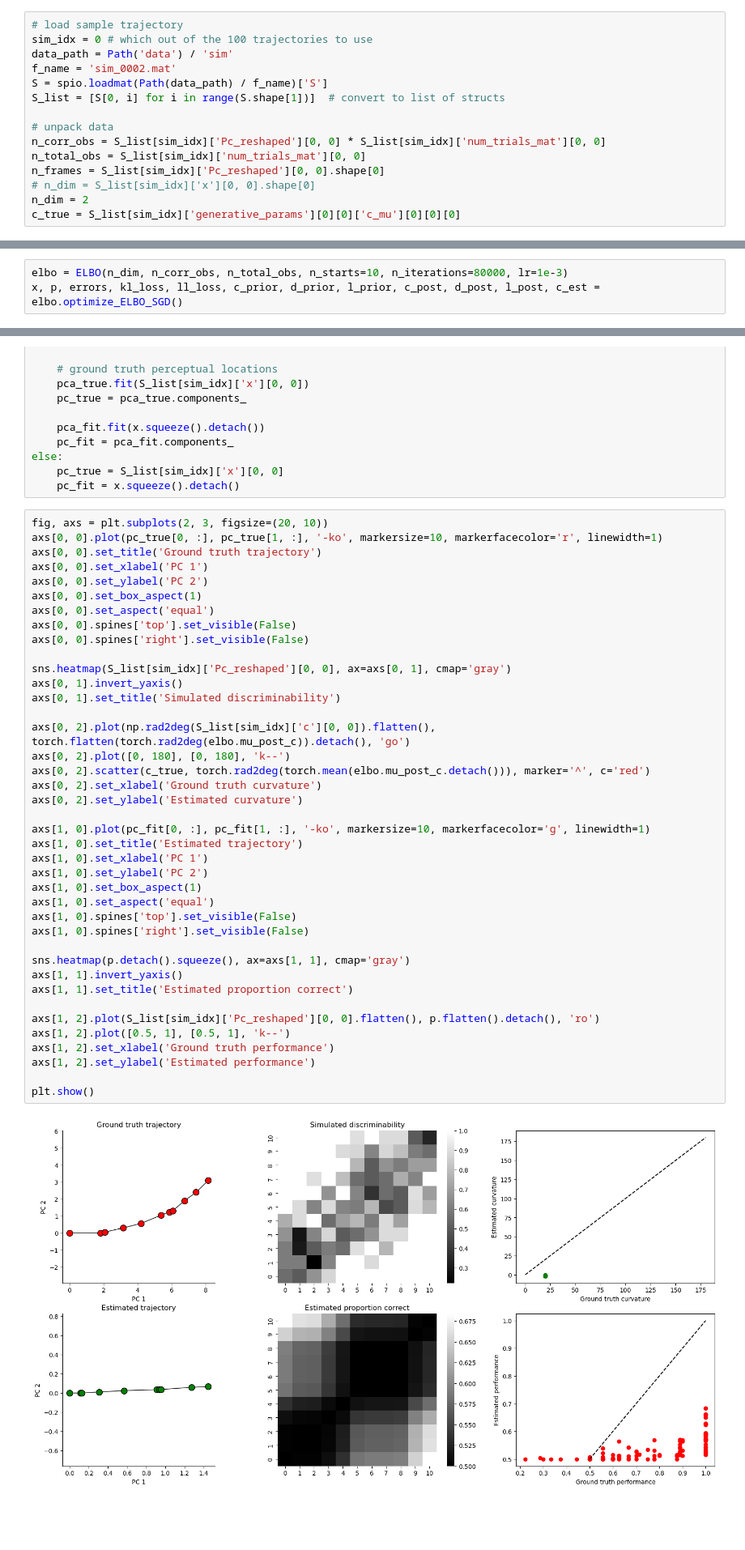
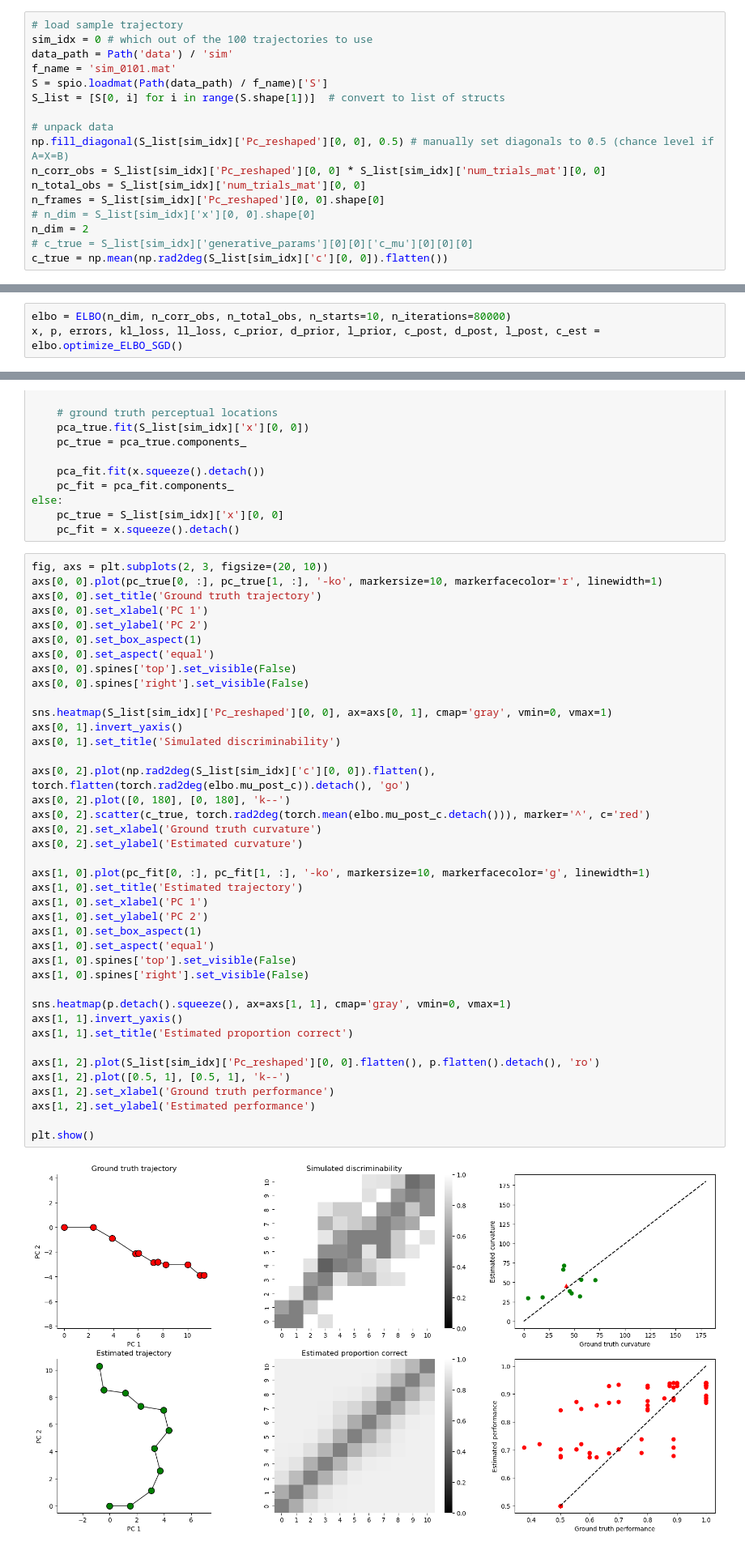
Before and after one commit to nguyen-td/perceptual-straightening, a Jupyter notebook: main.ipynb, the cells around one changed output, grey strips where cells are left out. Shown at 81% size. Cells and saved outputs as stored; diff of their text form; blank space fills up the shorter version.

```diff
--- a/main.ipynb
+++ b/main.ipynb
@@ -19,21 +19,23 @@ import os
 # load sample trajectory
 sim_idx = 0 # which out of the 100 trajectories to use
 data_path = Path('data') / 'sim'
-f_name = 'sim_0002.mat'
+f_name = 'sim_0101.mat'
 S = spio.loadmat(Path(data_path) / f_name)['S']
 S_list = [S[0, i] for i in range(S.shape[1])]  # convert to list of structs
 
 # unpack data
+np.fill_diagonal(S_list[sim_idx]['Pc_reshaped'][0, 0], 0.5) # manually set diagonals to 0.5 (chance level if A=X=B)
 n_corr_obs = S_list[sim_idx]['Pc_reshaped'][0, 0] * S_list[sim_idx]['num_trials_mat'][0, 0]
 n_total_obs = S_list[sim_idx]['num_trials_mat'][0, 0]
 n_frames = S_list[sim_idx]['Pc_reshaped'][0, 0].shape[0]
 # n_dim = S_list[sim_idx]['x'][0, 0].shape[0]
 n_dim = 2
-c_true = S_list[sim_idx]['generative_params'][0][0]['c_mu'][0][0][0]
+# c_true = S_list[sim_idx]['generative_params'][0][0]['c_mu'][0][0][0]
+c_true = np.mean(np.rad2deg(S_list[sim_idx]['c'][0, 0]).flatten())
 # %% [markdown]
 ### Run inference
 # %%
-elbo = ELBO(n_dim, n_corr_obs, n_total_obs, n_starts=10, n_iterations=80000, lr=1e-3)
+elbo = ELBO(n_dim, n_corr_obs, n_total_obs, n_starts=10, n_iterations=80000)
 x, p, errors, kl_loss, ll_loss, c_prior, d_prior, l_prior, c_post, d_post, l_post, c_est = elbo.optimize_ELBO_SGD()
 # %% [output]
 Running MLE to initialize posterior..........................
@@ -156,37 +158,37 @@ axs[0, 0].set_aspect('equal')
 axs[0, 0].spines['top'].set_visible(False)
 axs[0, 0].spines['right'].set_visible(False)
 
-sns.heatmap(S_list[sim_idx]['Pc_reshaped'][0, 0], ax=axs[0, 1], cmap='gray')
+sns.heatmap(S_list[sim_idx]['Pc_reshaped'][0, 0], ax=axs[0, 1], cmap='gray', vmin=0, vmax=1)
 axs[0, 1].invert_yaxis()
 axs[0, 1].set_title('Simulated discriminability')
 
 axs[0, 2].plot(np.rad2deg(S_list[sim_idx]['c'][0, 0]).flatten(), torch.flatten(torch.rad2deg(elbo.mu_post_c)).detach(), 'go')
 axs[0, 2].plot([0, 180], [0, 180], 'k--')
 axs[0, 2].scatter(c_true, torch.rad2deg(torch.mean(elbo.mu_post_c.detach())), marker='^', c='red')
 axs[0, 2].set_xlabel('Ground truth curvature')
 axs[0, 2].set_ylabel('Estimated curvature')
 
 axs[1, 0].plot(pc_fit[0, :], pc_fit[1, :], '-ko', markersize=10, markerfacecolor='g', linewidth=1)
 axs[1, 0].set_title('Estimated trajectory')
 axs[1, 0].set_xlabel('PC 1')
 axs[1, 0].set_ylabel('PC 2')
 axs[1, 0].set_box_aspect(1)
 axs[1, 0].set_aspect('equal')
 axs[1, 0].spines['top'].set_visible(False)
 axs[1, 0].spines['right'].set_visible(False)
 
-sns.heatmap(p.detach().squeeze(), ax=axs[1, 1], cmap='gray')
+sns.heatmap(p.detach().squeeze(), ax=axs[1, 1], cmap='gray', vmin=0, vmax=1)
 axs[1, 1].invert_yaxis()
 axs[1, 1].set_title('Estimated proportion correct')
 
 axs[1, 2].plot(S_list[sim_idx]['Pc_reshaped'][0, 0].flatten(), p.flatten().detach(), 'ro')
 axs[1, 2].plot([0.5, 1], [0.5, 1], 'k--')
 axs[1, 2].set_xlabel('Ground truth performance')
 axs[1, 2].set_ylabel('Estimated performance')
 
 plt.show()
 # %% [output]
-[figure, old version]
+[figure, new version]
 # %%
 # # save data
 # import pickle
```
Also changed, not shown: parts of 5 cells of this notebook, 2 other files.
